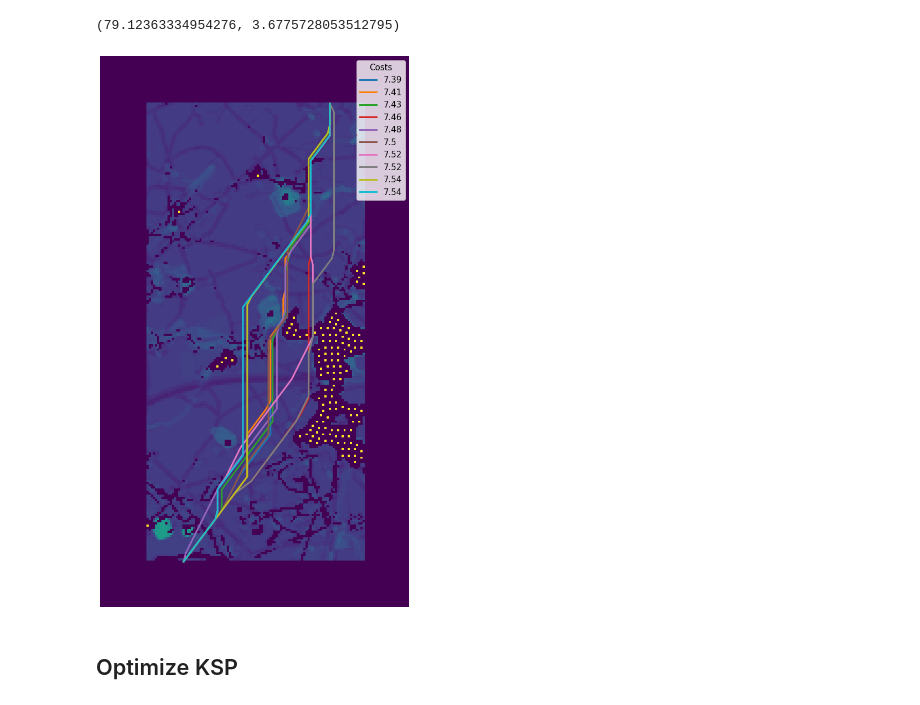
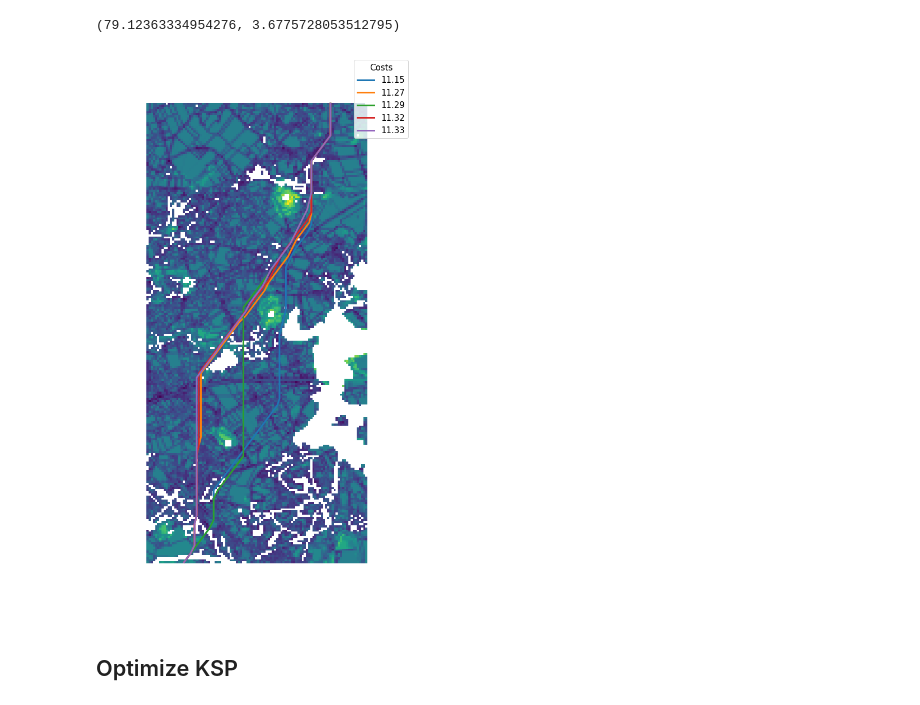
Before and after one commit to NinaWie/PowerPlanner, a Jupyter notebook: notebooks/KSP theory.ipynb, the cells around one changed output. Drawn from its saved outputs; the diff is of its cells as text; code cells hidden in the pictures.

```diff
--- a/notebooks/KSP theory.ipynb
+++ b/notebooks/KSP theory.ipynb
@@ -24,7 +24,7 @@ PATH_FILES = "../data"
 ID = "w_ksp_5"  # str(round(time.time() / 60))[-5:]
 
 OUT_PATH = "outputs/path_" + ID
-SCALE_PARAM = 5  # args.scale
+SCALE_PARAM = 2  # args.scale
 # normal graph pipeline
 # PIPELINE = [(2, 50), (1, 0)]  # [(1, 0)]  # [(4, 80), (2, 50), (1, 0)]  #
 # random graph pipeline
@@ -37,7 +37,7 @@ print("graph type:", GRAPH_TYPE)
 # summarize: mean/max/min, remove: all/surrounding, sample: simple/watershed
 NOTES = "None"  # "mean-all-simple"
 
-IOPATH = os.path.join(PATH_FILES, "data_dump_" + str(SCALE_PARAM) + ".dat")
+IOPATH = os.path.join(PATH_FILES, "belgium_dump_" + str(SCALE_PARAM) + ".dat")
 
 with open("../config.json", "r") as infile:
     cfg_dict = json.load(infile)  # Config(SCALE_PARAM)
@@ -174,0 +256,4 @@ ksp = k_shortest_paths(graph, start_inds, dest_inds, 5)
+# %%
+tic = time.time()
+ksp2 = graph.k_shortest_paths(start_inds, dest_inds, 5)
+print(time.time()-tic)
@@ -185,9 +278,9 @@ ksp_evaluate(ksp)
 # %% [output]
 (79.12363334954276, 3.6775728053512795)
 # %%
-plot_k_sp(ksp, graph.instance)
+plot_k_sp(ksp2, graph.instance)
 # %% [output]
-[figure, old version]
+[figure, new version]
 # %% [markdown]
 ## Optimize KSP
 # %%
```
Also changed, not shown: parts of 15 cells of this notebook, 5 other files.
